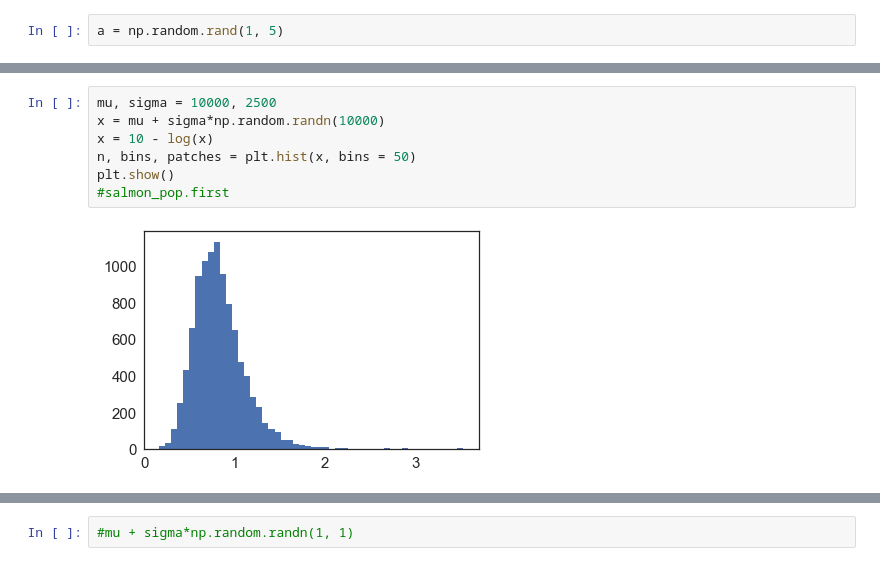
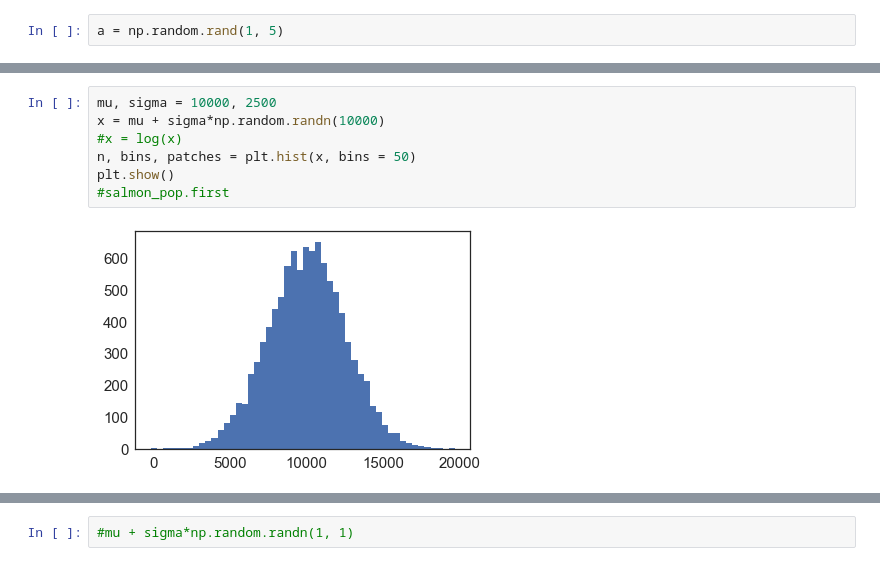
Before and after one commit to QingmuDeng/Project-1, a Jupyter notebook: Project One.ipynb, the cells around one changed output, grey strips where cells are left out. Saved outputs shown, nothing was run; the diff lists cells and outputs as text.

```diff
--- a/Project One.ipynb
+++ b/Project One.ipynb
@@ -57,12 +65,12 @@ np.mean(b)
 # %%
 mu, sigma = 10000, 2500
 x = mu + sigma*np.random.randn(10000)
-x = 10 - log(x)
+#x = log(x)
 n, bins, patches = plt.hist(x, bins = 50)
 plt.show()
 #salmon_pop.first
 # %% [output]
-[figure, old version]
+[figure, new version]
 # %%
 salmon = System(t0 = salmon_pop.index[0],
                 t_end = salmon_pop.index[-1],
```
Also changed, not shown: parts of 12 cells of this notebook, 9 other files.
